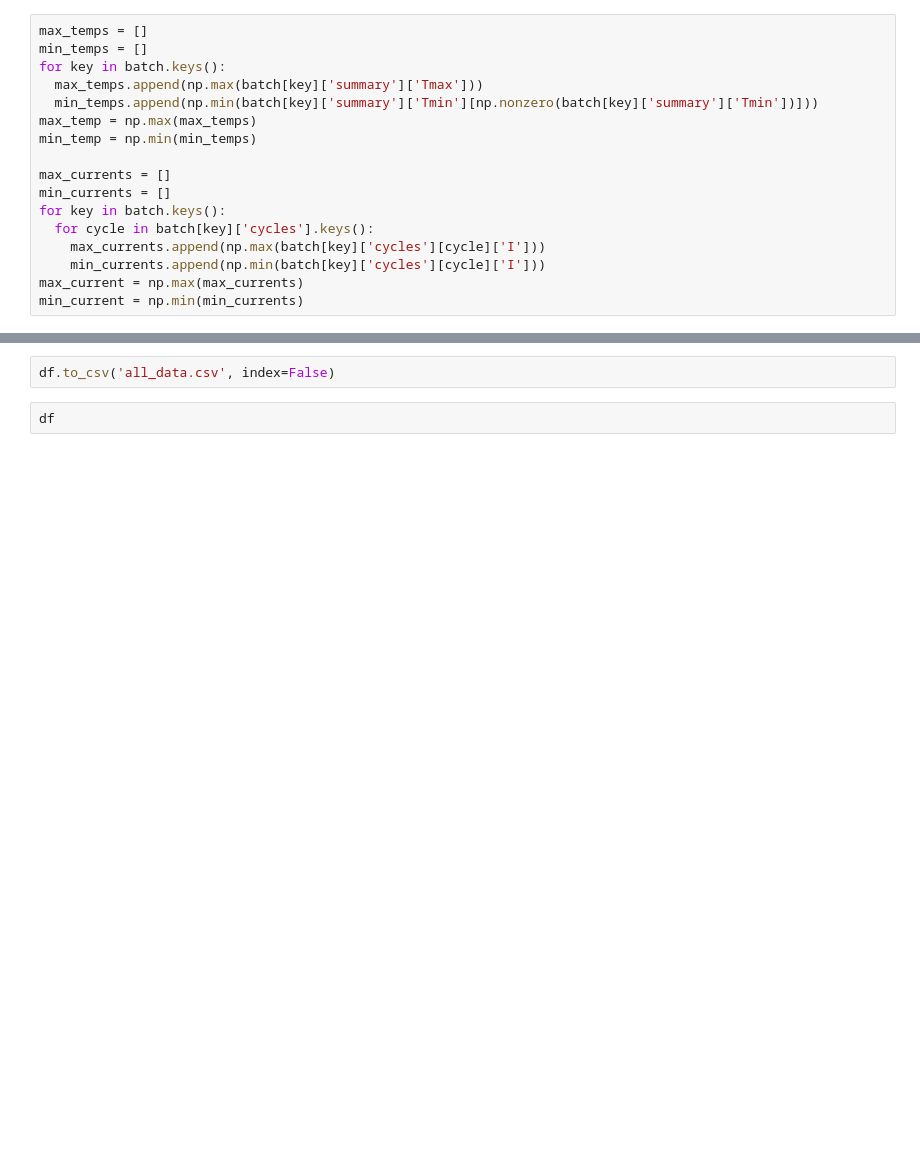
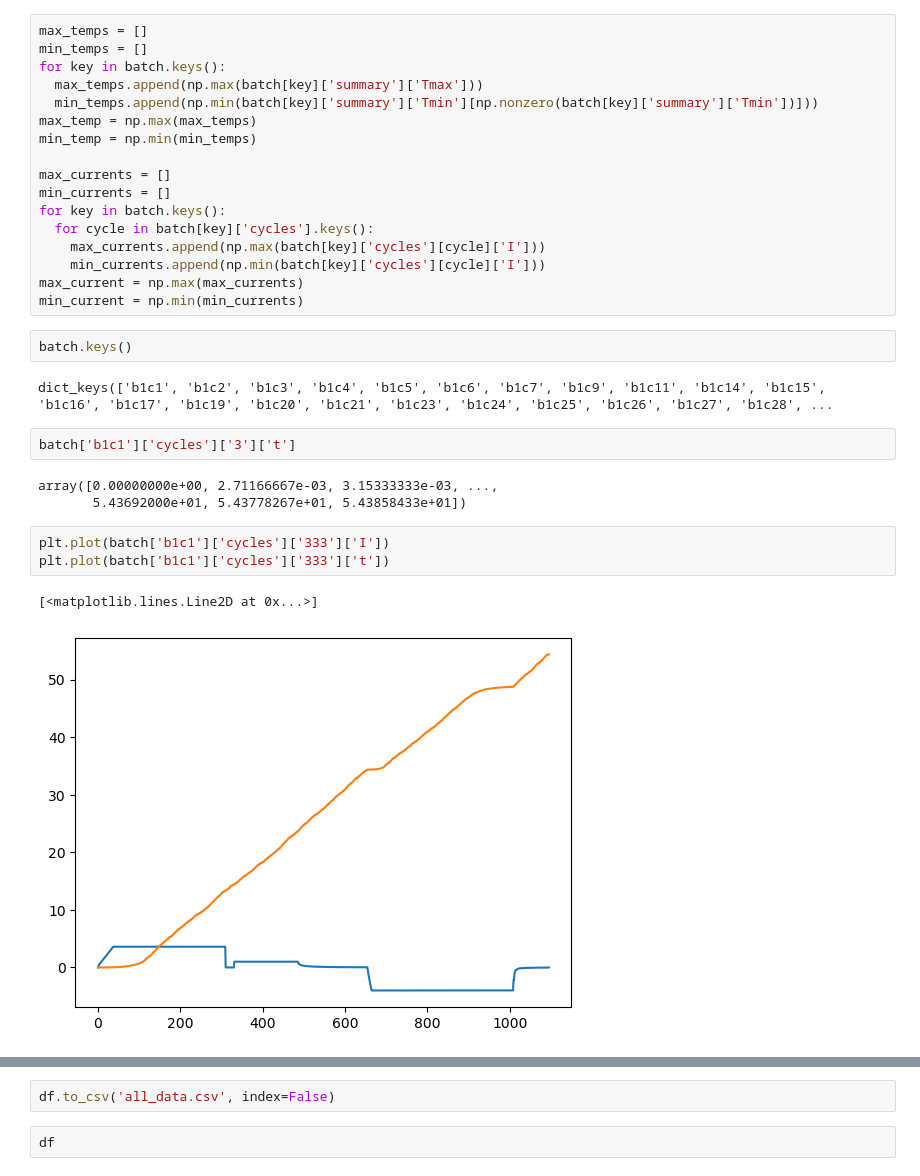
Before and after one commit to KeiLongW/battery-data-explore, a Jupyter notebook: samsung_data_preprocessing.ipynb, the cells around one changed output, grey strips where cells are left out. Saved outputs shown, nothing was run; the diff lists cells and outputs as text; blank space fills up the shorter version.

```diff
--- a/samsung_data_preprocessing.ipynb
+++ b/samsung_data_preprocessing.ipynb
@@ -78,3 +78,18 @@ for key in batch.keys():
     min_currents.append(np.min(batch[key]['cycles'][cycle]['I']))
 max_current = np.max(max_currents)
 min_current = np.min(min_currents)
+# %%
+batch.keys()
+# %% [output]
+dict_keys(['b1c1', 'b1c2', 'b1c3', 'b1c4', 'b1c5', 'b1c6', 'b1c7', 'b1c9', 'b1c11', 'b1c14', 'b1c15', 'b1c16', 'b1c17', 'b1c19', 'b1c20', 'b1c21', 'b1c23', 'b1c24', 'b1c25', 'b1c26', 'b1c27', 'b1c28', ...
+# %%
+batch['b1c1']['cycles']['3']['t']
+# %% [output]
+array([0.00000000e+00, 2.71166667e-03, 3.15333333e-03, ...,
+       5.43692000e+01, 5.43778267e+01, 5.43858433e+01])
+# %%
+plt.plot(batch['b1c1']['cycles']['333']['I'])
+plt.plot(batch['b1c1']['cycles']['333']['t'])
+# %% [output]
+[<matplotlib.lines.Line2D at 0x...>]
+[figure, added]
```
Also changed, not shown: parts of 14 cells of this notebook.
